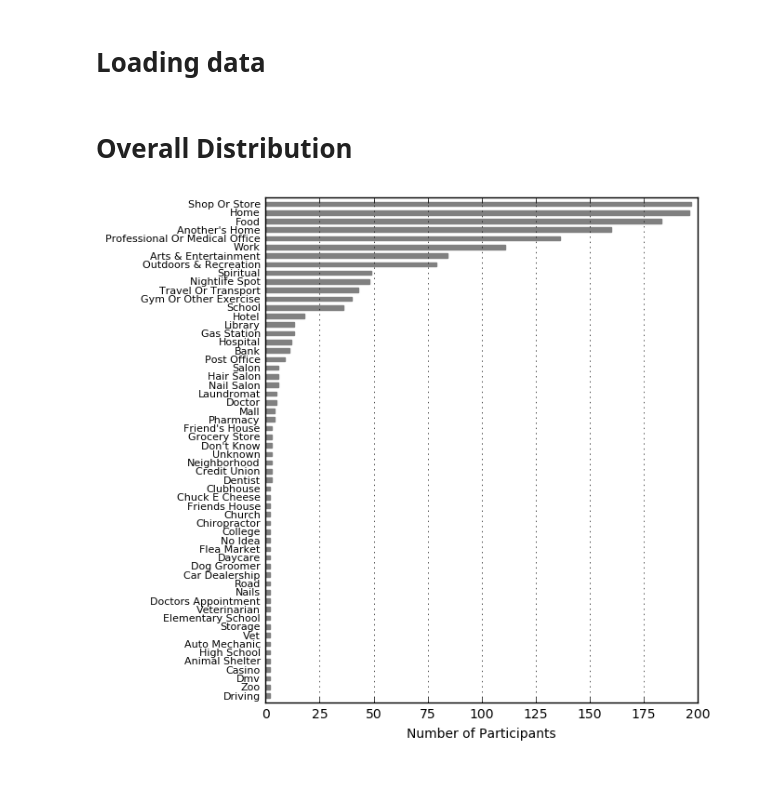
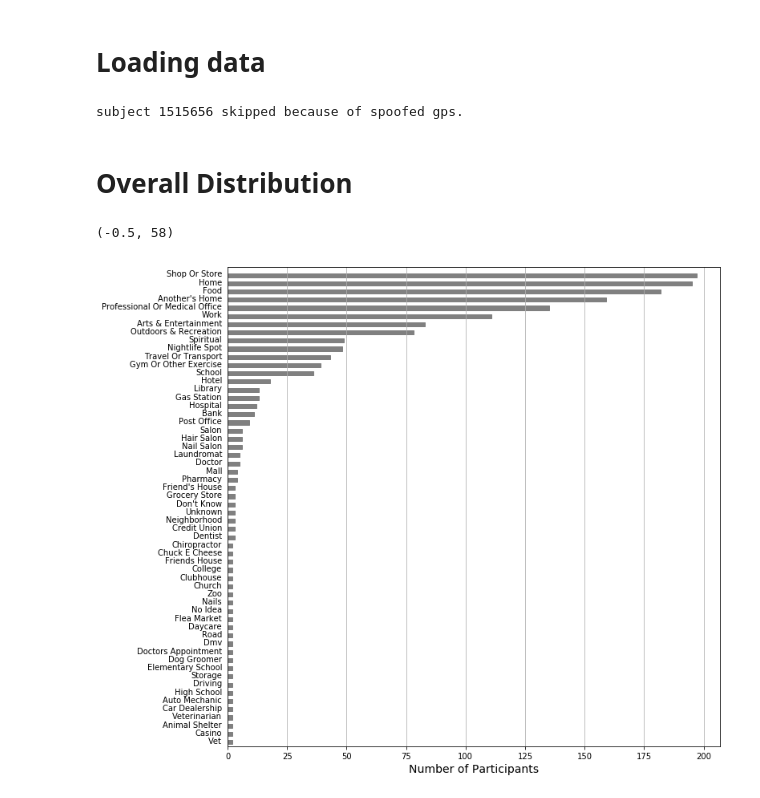
Before and after one commit to sosata/CS120DataAnalysis, a Jupyter notebook: SemanticLocation/show_locations_top.ipynb, the cells around one changed output. Cells and saved outputs as stored; diff of their text form; code cells hidden in the pictures.

```diff
--- a/SemanticLocation/show_locations_top.ipynb
+++ b/SemanticLocation/show_locations_top.ipynb
@@ -31,6 +31,9 @@ import numpy as np
 import pandas as pd
 
 folders = os.listdir('data/')
+folders.remove('1515656')
+print('subject 1515656 skipped because of spoofed gps.')
+
 loc_all_subject = [[] for i in range(len(folders))]
 loc_all = []
 for (i,fol) in enumerate(folders):
@@ -61,38 +64,41 @@ for i in range(len(loc_all_subject)):
     loc_uniq_subject[i] = np.unique(loc_all_subject[i])
 
 loc_uniq = np.unique(loc_all)
+# %% [output]
+subject 1515656 skipped because of spoofed gps.
 # %% [markdown]
 # Overall Distribution
 # %%
 import matplotlib.pyplot as plt
 %matplotlib inline
 
 n = 58
 
 loc_freq = np.zeros(loc_uniq.size)
 for i in range(loc_uniq.size):
     for j in range(len(loc_uniq_subject)):
         if loc_uniq[i] in loc_uniq_subject[j]:
             loc_freq[i] += 1
 
 ind_sort = np.argsort(loc_freq)
 loc_uniq = loc_uniq[ind_sort]
 loc_freq = loc_freq[ind_sort]
 
-plt.figure(figsize=[6,7])
+plt.figure(figsize=[11,11])
 plt.barh(np.arange(n), loc_freq[-n:], height=.5, color=(.5,.5,.5), edgecolor=(.5,.5,.5))
-plt.yticks(np.arange(n)+.25, remove_parentheses(loc_uniq[-n:]), fontsize=8);
+plt.yticks(np.arange(n)+.25, remove_parentheses(loc_uniq[-n:]), fontsize=10);
 plt.xticks(np.arange(0,201,25))
-plt.xlabel('Number of Participants')
+plt.xlabel('Number of Participants',fontsize=14)
 plt.axes().xaxis.grid()
 plt.tick_params(
     axis='y',          # changes apply to the x-axis
     which='both',      # both major and minor ticks are affected
     right='off',      # ticks along the bottom edge are off
     left='off',         # ticks along the top edge are off
     labelbottom='on') # labels along the bottom edge are off
 # plt.tight_layout()
 plt.ylim([-.5,n])
 # plt.savefig('distribution.png',format='png',dpi=200, pad_inches=0)
 # %% [output]
+(-0.5, 58)
-[figure, old version]
+[figure, new version]
```
Also changed, not shown: parts of 4 cells of this notebook, 16 other files.
